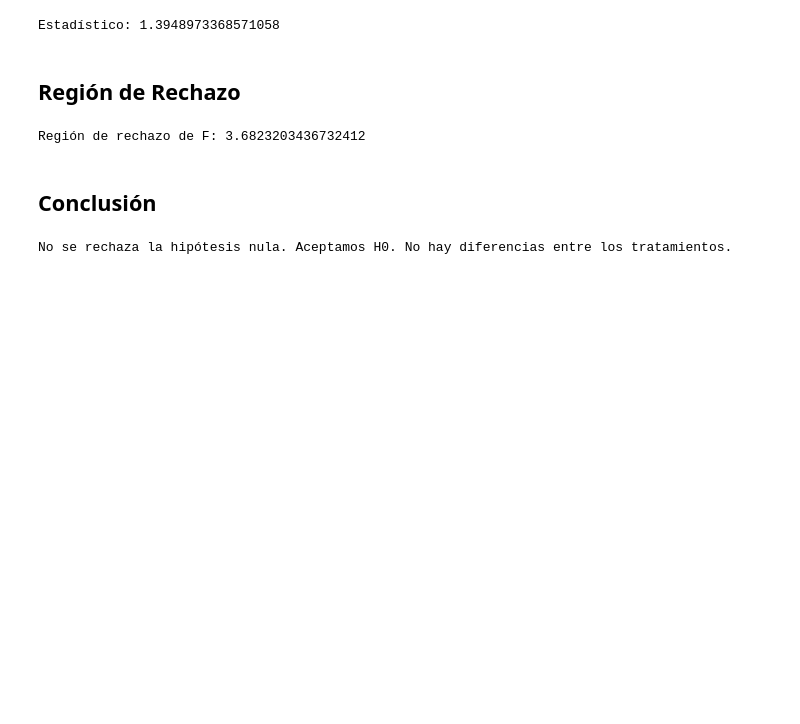
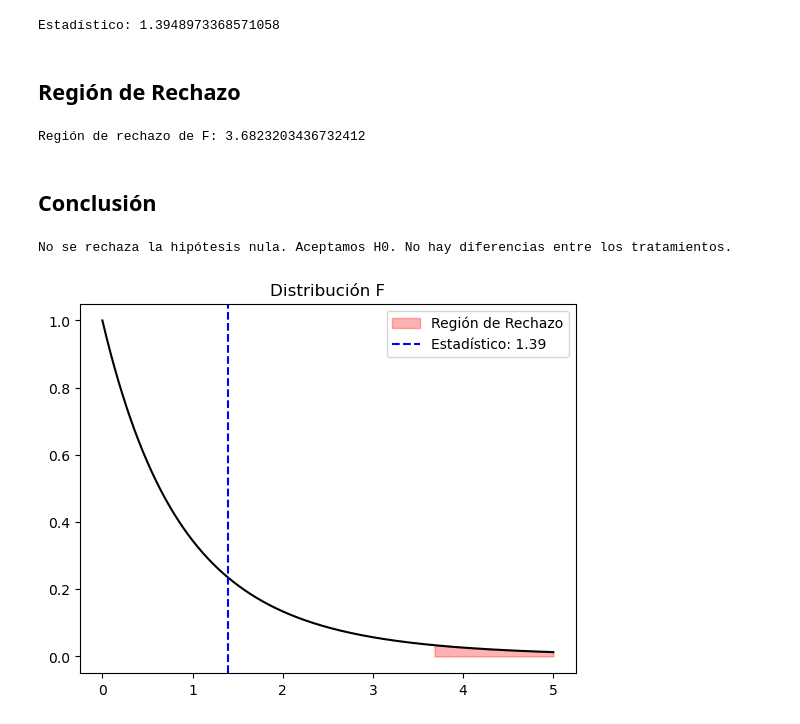
Before and after one commit to estadistica-proyectos/anova, a Jupyter notebook: main.ipynb, the cells around one changed output. Saved outputs shown, nothing was run; the diff lists cells and outputs as text; code cells hidden in the pictures; blank space fills up the shorter version.

```diff
--- a/main.ipynb
+++ b/main.ipynb
@@ -129,3 +156,21 @@ else:
     print("Se rechaza la hipótesis nula. Hay diferencias entre los tratamientos.")
 # %% [output]
 No se rechaza la hipótesis nula. Aceptamos H0. No hay diferencias entre los tratamientos.
+# %%
+# GENERA LA FUNCIÓN DE SNEDECOR.
+x = np.linspace(0, 5, 1000)
+y = stats.f.pdf(x, numerador, denominador)
+plt.plot(x, y, color='black')
+
+# REGIÓN DE RECHAZO
+plt.fill_between(x, y, where=(x > f_rechazo), color='red', alpha=0.3, label='Región de Rechazo')
+
+# ESTADÍSTICO
+plt.axvline(f_o, color='blue', linestyle='--', label=f'Estadístico: {round(f_o, 2)}')
+
+# MOSTRAR EL GRÁFICO
+plt.title('Distribución F')
+plt.legend()
+plt.show()
+# %% [output]
+[figure, added]
```
Also changed, not shown: parts of 3 cells of this notebook.
